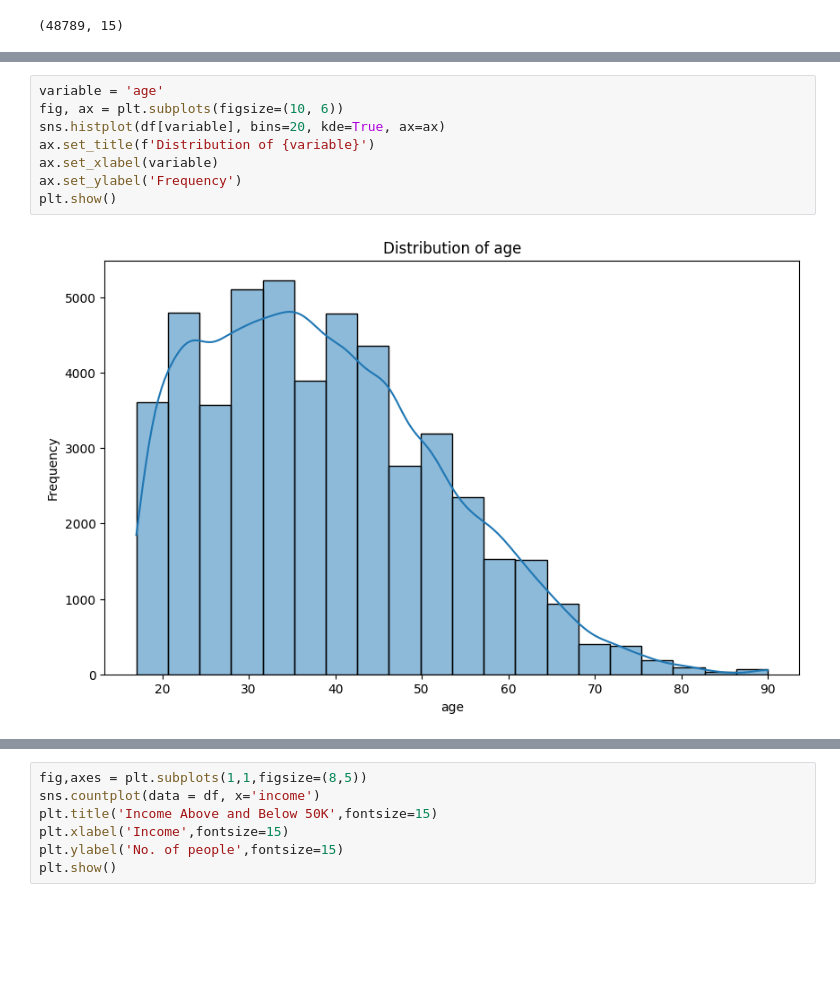
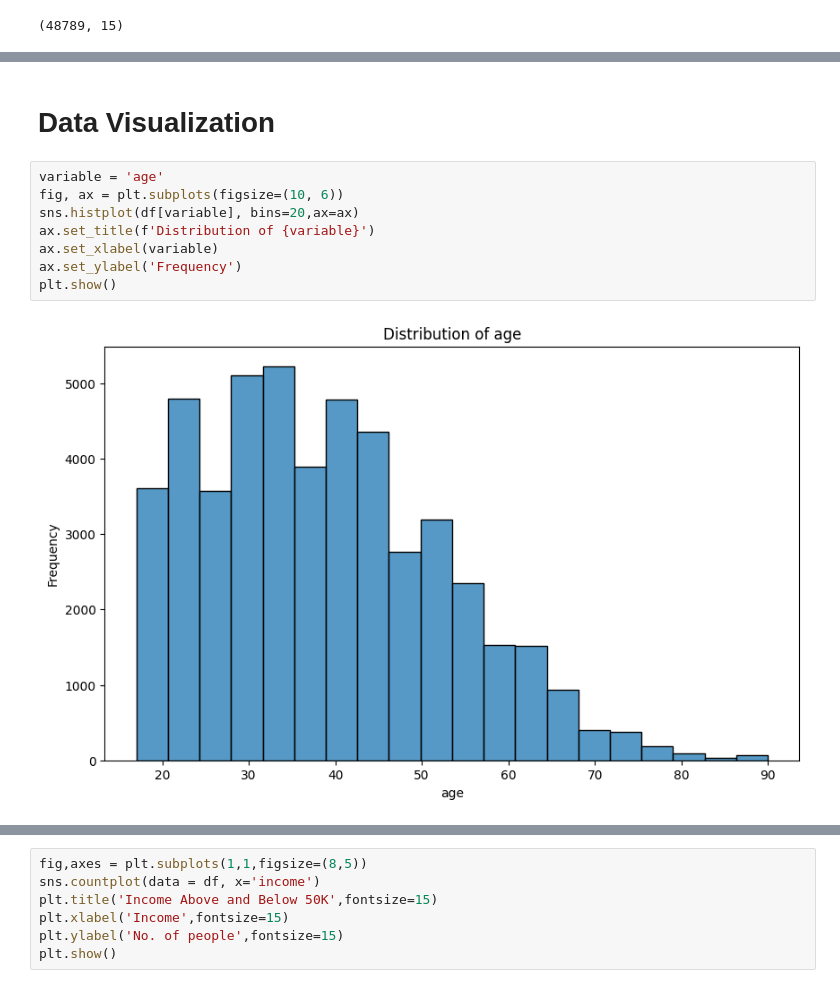
Before and after one commit to Athukorale/MachineLearning, a Jupyter notebook: MachineLearning.ipynb, the cells around one changed output, grey strips where cells are left out. Cells and saved outputs as stored; diff of their text form; blank space fills up the shorter version.

Commit message:
Data Visualization

```diff
--- a/MachineLearning.ipynb
+++ b/MachineLearning.ipynb
@@ -240,13 +235,15 @@ See the caveats in the documentation: https://pandas.pydata.org/pandas-docs/stab
+# %% [markdown]
+# Data Visualization
 # %%
 variable = 'age'
 fig, ax = plt.subplots(figsize=(10, 6))
-sns.histplot(df[variable], bins=20, kde=True, ax=ax)
+sns.histplot(df[variable], bins=20,ax=ax)
 ax.set_title(f'Distribution of {variable}')
 ax.set_xlabel(variable)
 ax.set_ylabel('Frequency')
 plt.show()
 # %% [output]
-[figure, old version]
+[figure, new version]
 # %%
 variable = 'education-num'
 fig, ax = plt.subplots(figsize=(10, 6))
```
Also changed, not shown: parts of 32 cells of this notebook.
